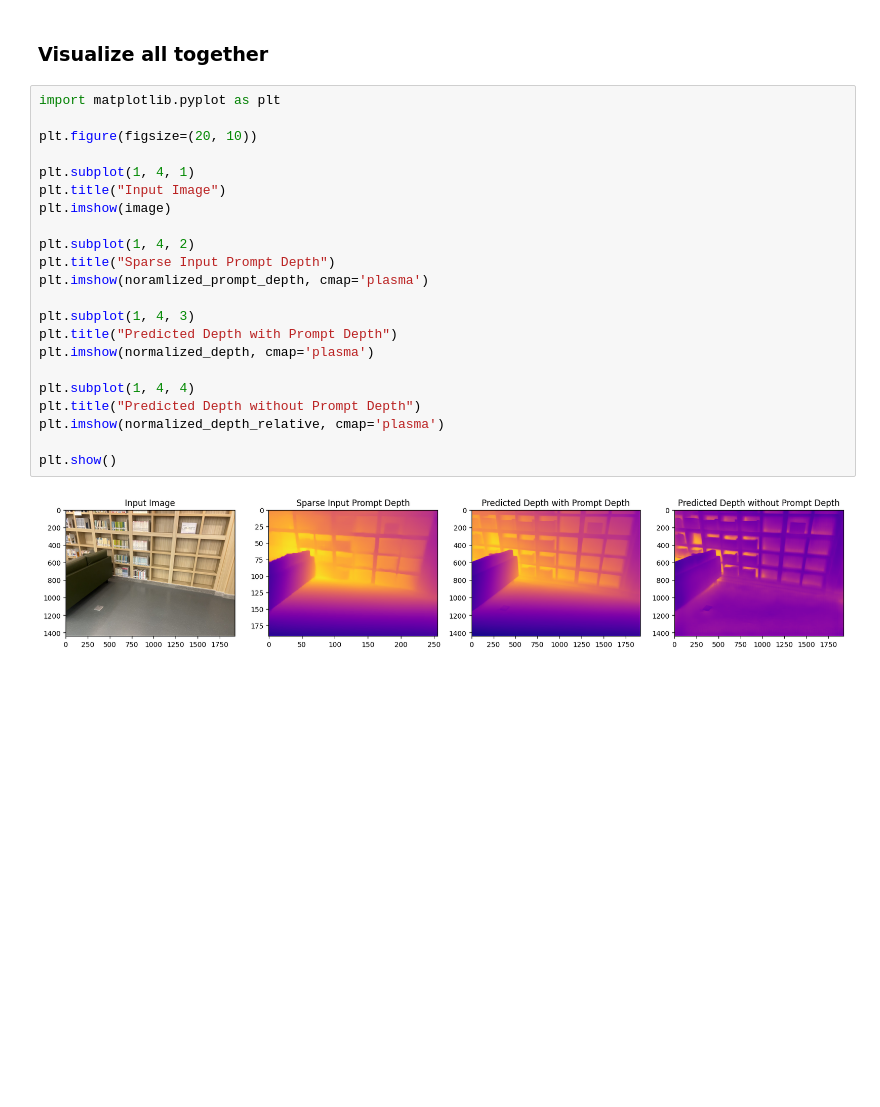
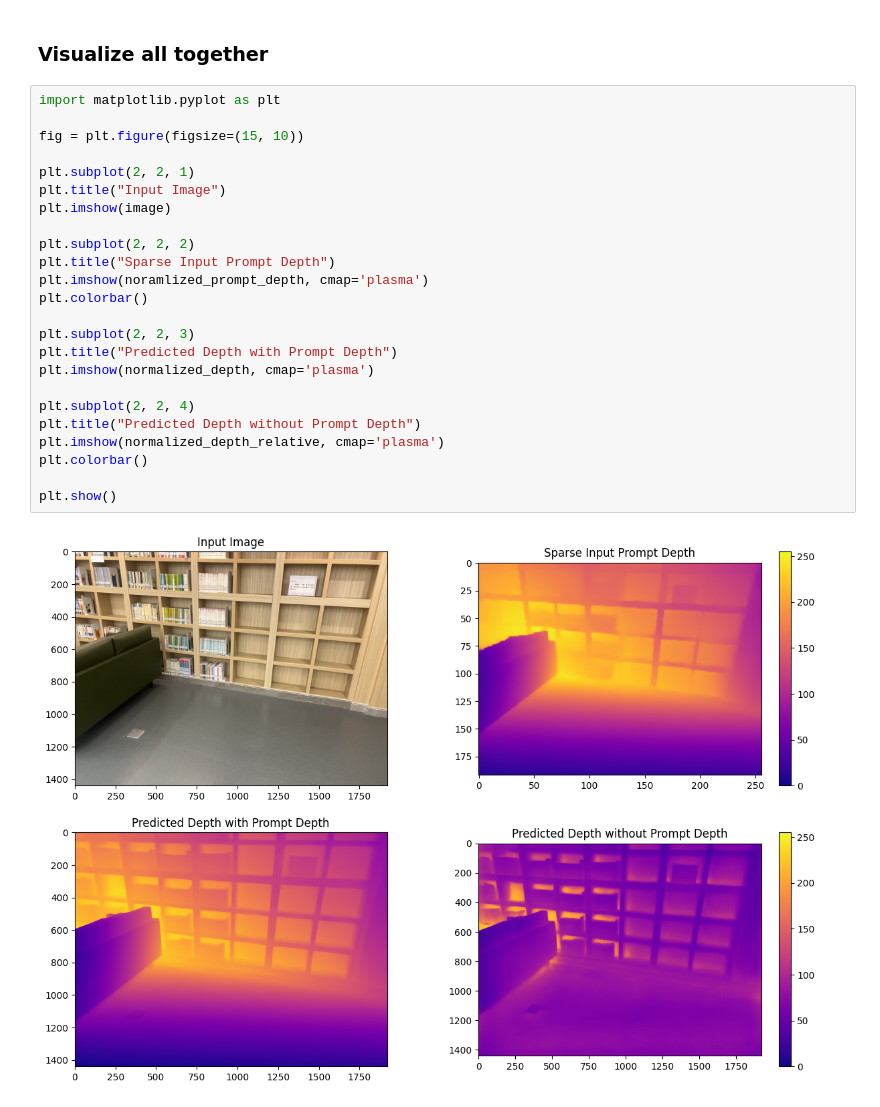
Before and after one commit to lexiyutou/transformers-notebooks, a Jupyter notebook: notebooks/PromptDepthAnything_inference.ipynb, the cells around one changed output. Drawn from its saved outputs; the diff is of its cells as text; blank space fills up the shorter version.

Commit message:
Add colorbar

```diff
--- a/notebooks/PromptDepthAnything_inference.ipynb
+++ b/notebooks/PromptDepthAnything_inference.ipynb
@@ -209,24 +196,26 @@ normalized_depth_relative.resize([640, 480])
 # %%
 import matplotlib.pyplot as plt
 
-plt.figure(figsize=(20, 10))
+fig = plt.figure(figsize=(15, 10))
 
-plt.subplot(1, 4, 1)
+plt.subplot(2, 2, 1)
 plt.title("Input Image")
 plt.imshow(image)
 
-plt.subplot(1, 4, 2)
+plt.subplot(2, 2, 2)
 plt.title("Sparse Input Prompt Depth")
 plt.imshow(noramlized_prompt_depth, cmap='plasma')
+plt.colorbar()
 
-plt.subplot(1, 4, 3)
+plt.subplot(2, 2, 3)
 plt.title("Predicted Depth with Prompt Depth")
 plt.imshow(normalized_depth, cmap='plasma')
 
-plt.subplot(1, 4, 4)
+plt.subplot(2, 2, 4)
 plt.title("Predicted Depth without Prompt Depth")
 plt.imshow(normalized_depth_relative, cmap='plasma')
+plt.colorbar()
 
 plt.show()
 # %% [output]
-[figure, old version]
+[figure, new version]
```
Also changed, not shown: parts of 1 cell of this notebook.
